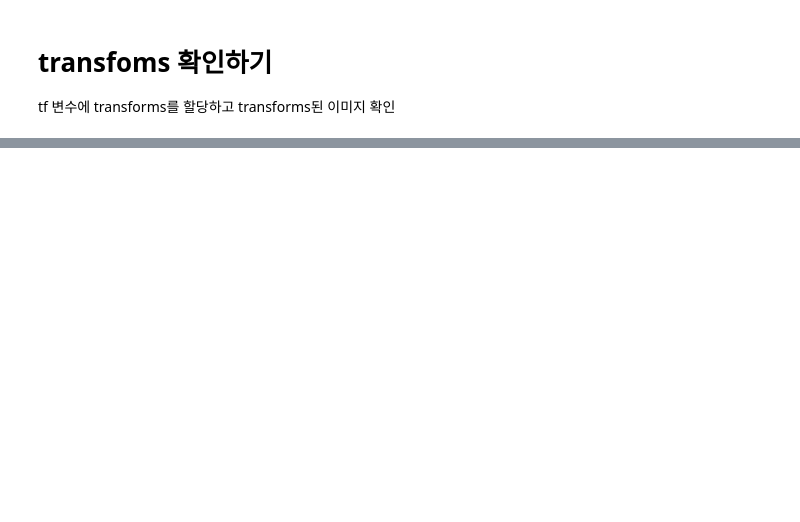
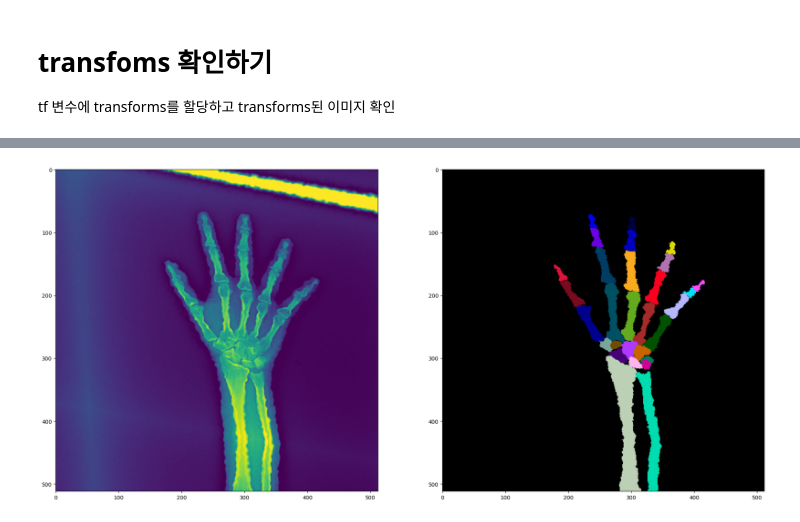
Before and after one commit to boostcampaitech6/level2-cv-semanticsegmentation-cv-11, a Jupyter notebook: vis.ipynb, the cells around one changed output, grey strips where cells are left out. Saved outputs shown, nothing was run; the diff lists cells and outputs as text; code cells hidden in the pictures; blank space fills up the shorter version.

```diff
--- a/vis.ipynb
+++ b/vis.ipynb
@@ -42,0 +45,13 @@ KeyError: dtype('float64')
+# %%
+
+tf = A.Compose([
+                    A.Resize(512, 512),
+                    A.ElasticTransform(alpha=9.0, sigma=2.0),
+                    A.OneOf([A.Blur(blur_limit=2, p=1.0), A.MedianBlur(blur_limit=3, p=1.0)], p=0.2),
+                    A.HorizontalFlip(p=0.5),
+                    A.RandomBrightnessContrast(brightness_limit=0, contrast_limit=(-1, 1), p=0.7),
+                ])
+
+train.transforms_validation(IMAGE_ROOT, LABEL_ROOT, tf=tf)
+# %% [output]
+[figure, added]
```
Also changed, not shown: parts of 1 cell of this notebook.
